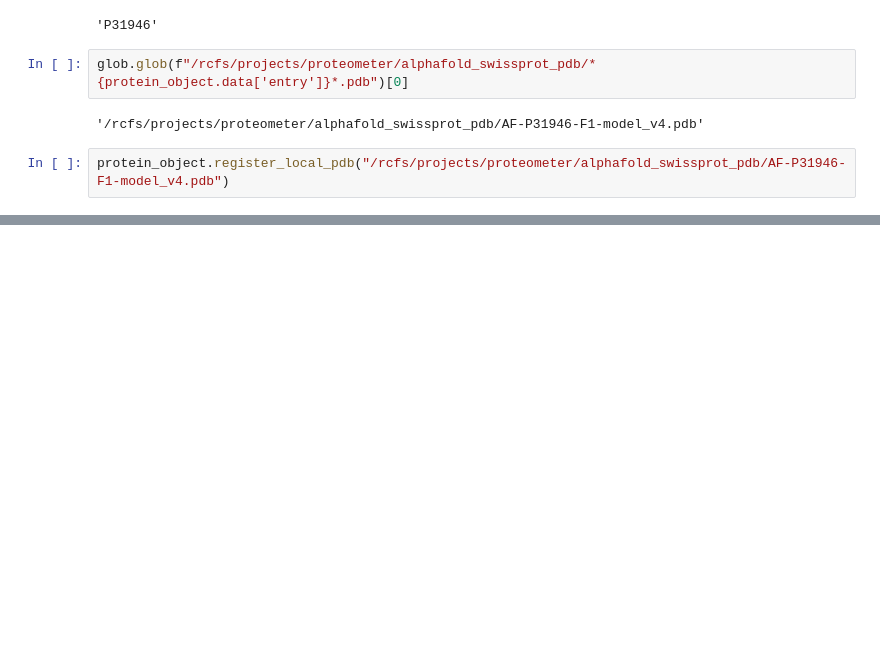
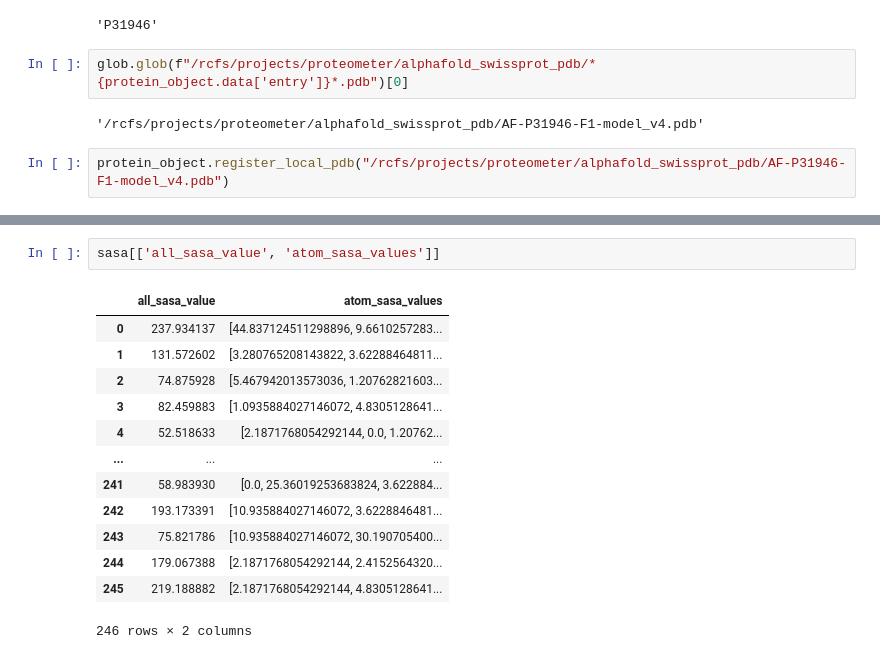
Before and after one commit to PhenoMeters/pheno_analysis, a Jupyter notebook: procaliper.ipynb, the cells around one changed output, grey strips where cells are left out. Saved outputs shown, nothing was run; the diff lists cells and outputs as text; blank space fills up the shorter version.

```diff
--- a/procaliper.ipynb
+++ b/procaliper.ipynb
@@ -113,0 +147,16 @@ full_psp_df[['ACC_ID','RES_NUM']]
+# %%
+sasa[['all_sasa_value', 'atom_sasa_values']]
+# %% [output]
+|  | all_sasa_value | atom_sasa_values |
+| 0 | 237.934137 | [44.837124511298896, 9.6610257283... |
+| 1 | 131.572602 | [3.280765208143822, 3.62288464811... |
+| 2 | 74.875928 | [5.467942013573036, 1.20762821603... |
+| 3 | 82.459883 | [1.0935884027146072, 4.8305128641... |
+| 4 | 52.518633 | [2.1871768054292144, 0.0, 1.20762... |
+| ... | ... | ... |
+| 241 | 58.983930 | [0.0, 25.36019253683824, 3.622884... |
+| 242 | 193.173391 | [10.935884027146072, 3.6228846481... |
+| 243 | 75.821786 | [10.935884027146072, 30.190705400... |
+| 244 | 179.067388 | [2.1871768054292144, 2.4152564320... |
+| 245 | 219.188882 | [2.1871768054292144, 4.8305128641... |
+246 rows × 2 columns
```
Also changed, not shown: parts of 6 cells of this notebook, 1 other file.
